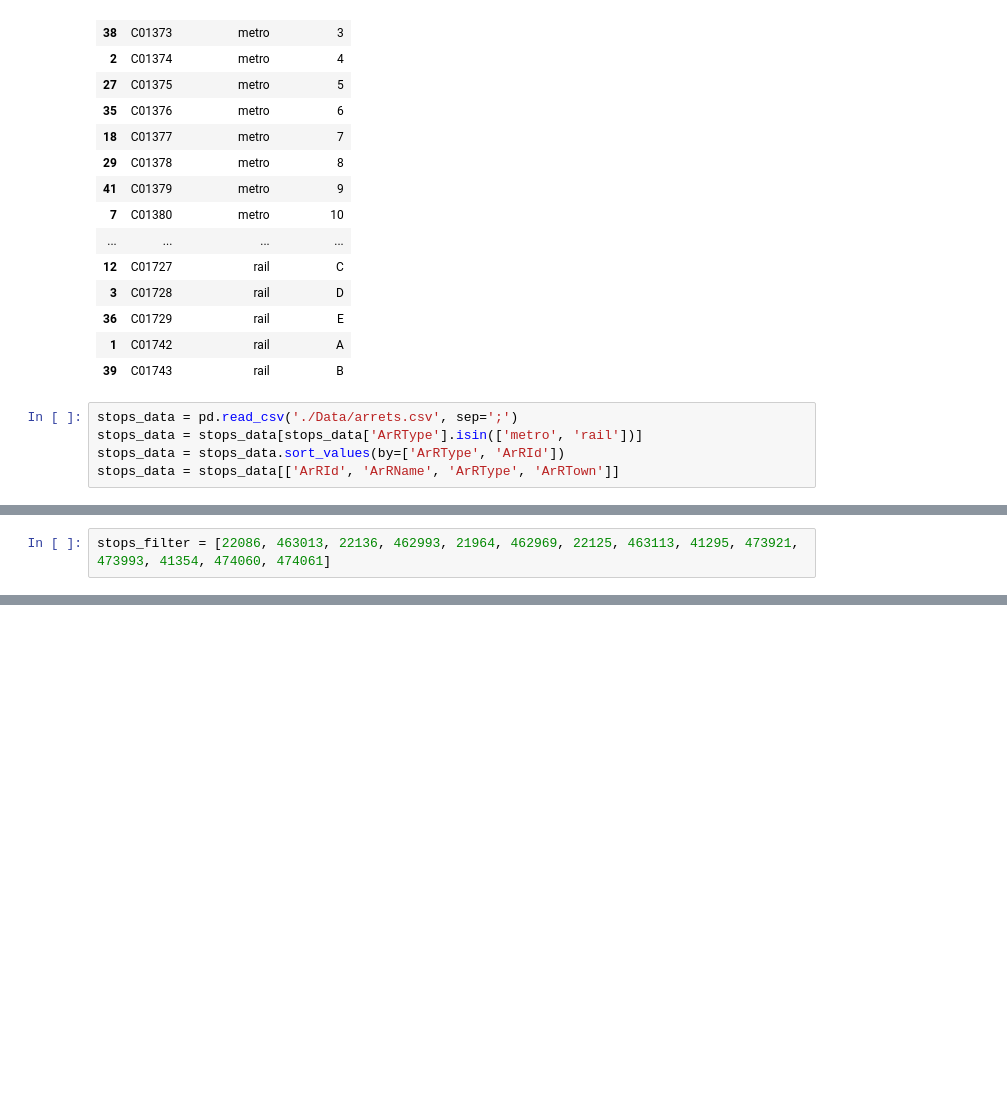
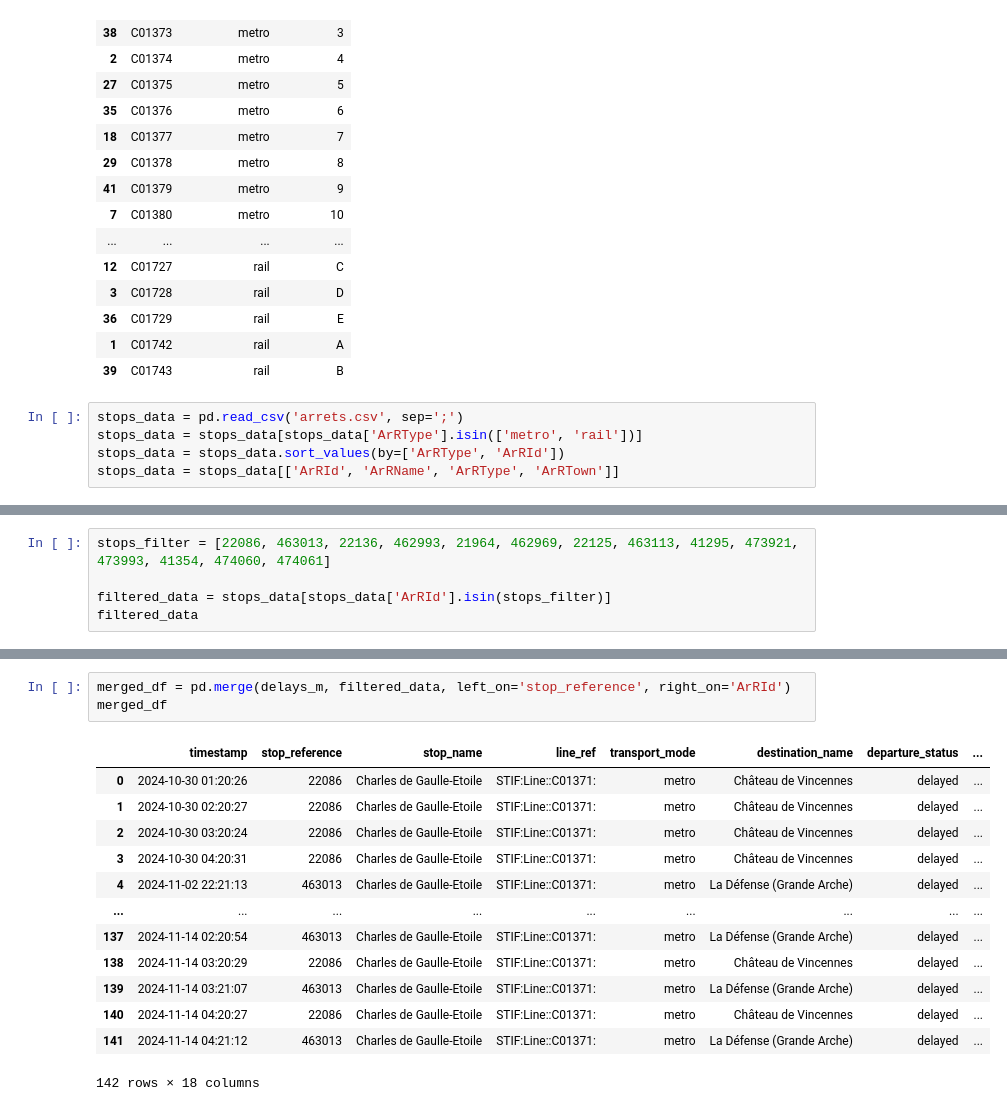
Before and after one commit to GraceBeyoko/Predicting-metro-delays, a Jupyter notebook: Cleaning.ipynb, the cells around one changed output, grey strips where cells are left out. Drawn from its saved outputs; the diff is of its cells as text; blank space fills up the shorter version.

```diff
--- a/Cleaning.ipynb
+++ b/Cleaning.ipynb
@@ -30,7 +52,7 @@ line_refs
 | 1 | C01742 | rail | A |
 | 39 | C01743 | rail | B |
 # %%
-stops_data = pd.read_csv('./Data/arrets.csv', sep=';')
+stops_data = pd.read_csv('arrets.csv', sep=';')
 stops_data = stops_data[stops_data['ArRType'].isin(['metro', 'rail'])]
 stops_data = stops_data.sort_values(by=['ArRType', 'ArRId'])
 stops_data = stops_data[['ArRId', 'ArRName', 'ArRType', 'ArRTown']]
@@ -58,2 +59,5 @@ stops_data[stops_data['ArRId'] == 463013]
 # %%
 stops_filter = [22086, 463013, 22136, 462993, 21964, 462969, 22125, 463113, 41295, 473921, 473993, 41354, 474060, 474061]
+
+filtered_data = stops_data[stops_data['ArRId'].isin(stops_filter)]
+filtered_data
@@ -78,0 +96,17 @@ stops_data
+# %%
+merged_df = pd.merge(delays_m, filtered_data, left_on='stop_reference', right_on='ArRId')
+merged_df
+# %% [output]
+|  | timestamp | stop_reference | stop_name | line_ref | transport_mode | destination_name | departure_status | ... |
+| 0 | 2024-10-30 01:20:26 | 22086 | Charles de Gaulle-Etoile | STIF:Line::C01371: | metro | Château de Vincennes | delayed | ... |
+| 1 | 2024-10-30 02:20:27 | 22086 | Charles de Gaulle-Etoile | STIF:Line::C01371: | metro | Château de Vincennes | delayed | ... |
+| 2 | 2024-10-30 03:20:24 | 22086 | Charles de Gaulle-Etoile | STIF:Line::C01371: | metro | Château de Vincennes | delayed | ... |
+| 3 | 2024-10-30 04:20:31 | 22086 | Charles de Gaulle-Etoile | STIF:Line::C01371: | metro | Château de Vincennes | delayed | ... |
+| 4 | 2024-11-02 22:21:13 | 463013 | Charles de Gaulle-Etoile | STIF:Line::C01371: | metro | La Défense (Grande Arche) | delayed | ... |
+| ... | ... | ... | ... | ... | ... | ... | ... | ... |
+| 137 | 2024-11-14 02:20:54 | 463013 | Charles de Gaulle-Etoile | STIF:Line::C01371: | metro | La Défense (Grande Arche) | delayed | ... |
+| 138 | 2024-11-14 03:20:29 | 22086 | Charles de Gaulle-Etoile | STIF:Line::C01371: | metro | Château de Vincennes | delayed | ... |
+| 139 | 2024-11-14 03:21:07 | 463013 | Charles de Gaulle-Etoile | STIF:Line::C01371: | metro | La Défense (Grande Arche) | delayed | ... |
+| 140 | 2024-11-14 04:20:27 | 22086 | Charles de Gaulle-Etoile | STIF:Line::C01371: | metro | Château de Vincennes | delayed | ... |
+| 141 | 2024-11-14 04:21:12 | 463013 | Charles de Gaulle-Etoile | STIF:Line::C01371: | metro | La Défense (Grande Arche) | delayed | ... |
+142 rows × 18 columns
```
Also changed, not shown: parts of 9 cells of this notebook.
